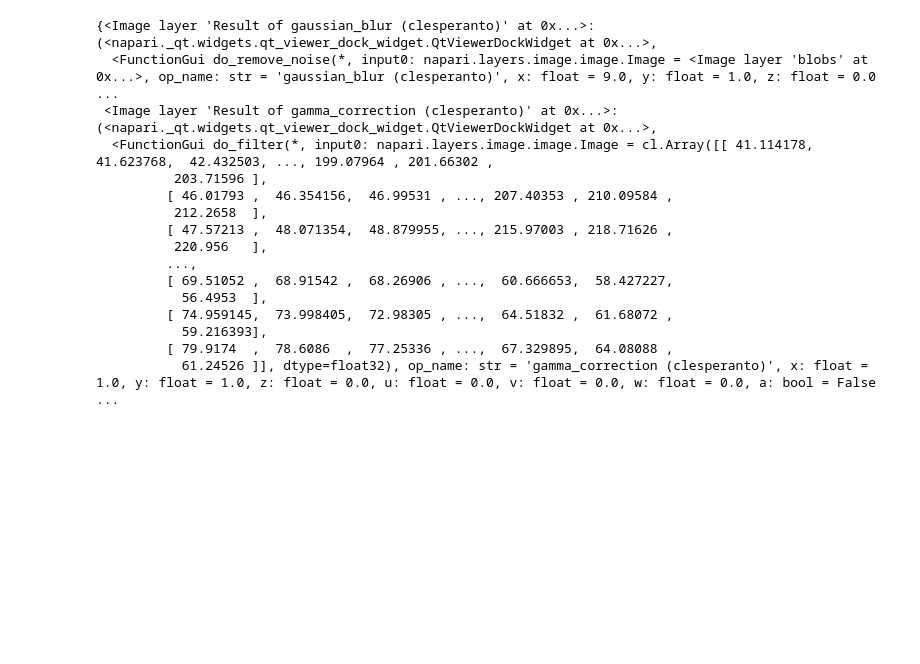
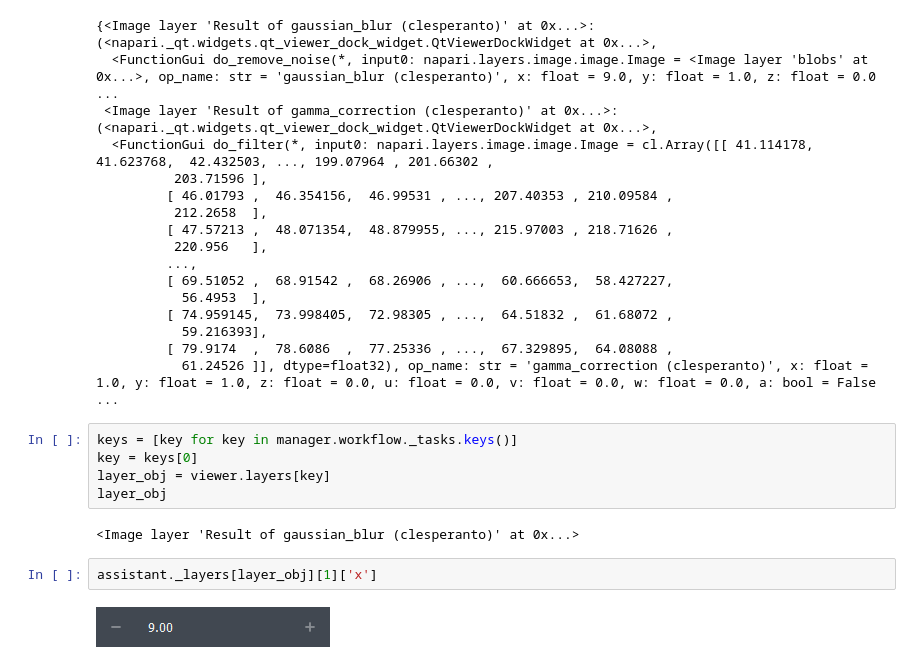
Before and after one commit to haesleinhuepf/napari-assistant, a Jupyter notebook: workflow undo testing/Undo and Redo category widgets - testing functionality.ipynb, the cells around one changed output. Cells and saved outputs as stored; diff of their text form; blank space fills up the shorter version.

```diff
--- a/workflow undo testing/Undo and Redo category widgets - testing functionality.ipynb
+++ b/workflow undo testing/Undo and Redo category widgets - testing functionality.ipynb
@@ -197,3 +197,14 @@ assistant._layers
            59.216393],
          [ 79.9174  ,  78.6086  ,  77.25336 , ...,  67.329895,  64.08088 ,
            61.24526 ]], dtype=float32), op_name: str = 'gamma_correction (clesperanto)', x: float = 1.0, y: float = 1.0, z: float = 0.0, u: float = 0.0, v: float = 0.0, w: float = 0.0, a: bool = False ...
+# %%
+keys = [key for key in manager.workflow._tasks.keys()]
+key = keys[0]
+layer_obj = viewer.layers[key]
+layer_obj
+# %% [output]
+<Image layer 'Result of gaussian_blur (clesperanto)' at 0x...>
+# %%
+assistant._layers[layer_obj][1]['x']
+# %% [output]
+[figure, added]
```
Also changed, not shown: parts of 8 cells of this notebook, 21 other files.
